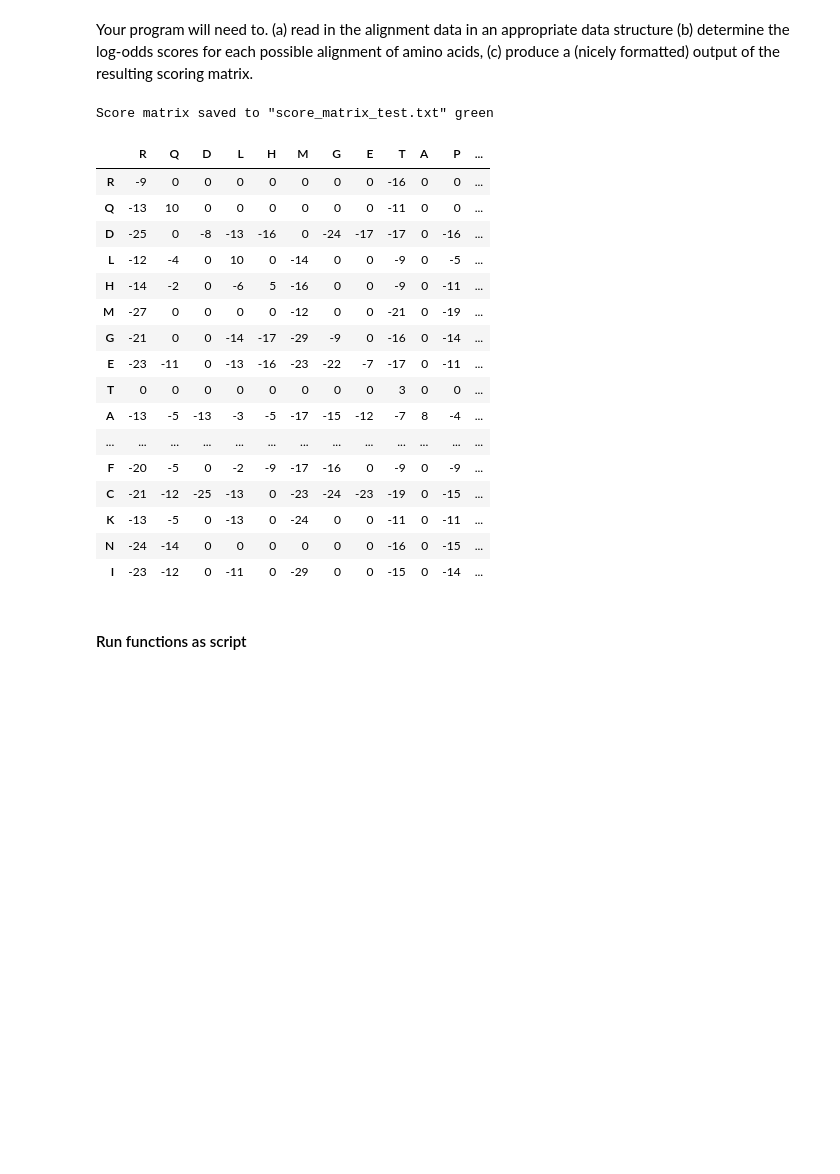
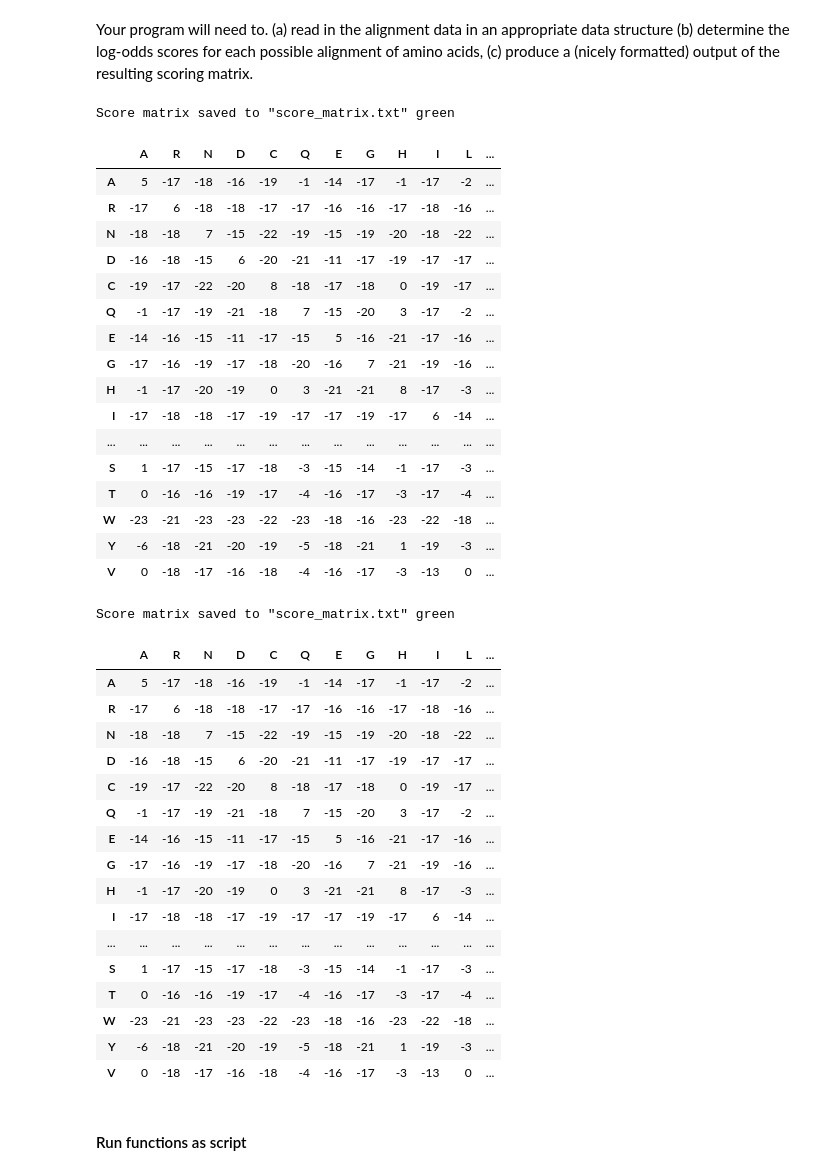
Before and after one commit to saradiazdelser/plab-assigments, a Jupyter notebook: diazdelser-plab-4/diazdelser-plab-4.ipynb, the cells around one changed output. Saved outputs shown, nothing was run; the diff lists cells and outputs as text; code cells hidden in the pictures; blank space fills up the shorter version.

```diff
--- a/diazdelser-plab-4/diazdelser-plab-4.ipynb
+++ b/diazdelser-plab-4/diazdelser-plab-4.ipynb
@@ -103,7 +110,7 @@ freq_rel = rel_freq(freq)
 # %%
 p_freq_rel = rel_freq(p_freq)
 # %%
-p_exp = expected_prob(freq)
+p_exp = expected_prob(freq_rel)
 # %%
 p_score = pair_score(p_freq_rel, p_exp)
 # %%
@@ -164,13 +179,14 @@ seqs = pre_processing(seqs)
 # (b) determine the log-odds scores for each possible alignment of amino acids
 def calc_score(seqs:list) -> dict:
 	"""Determine score from list of pre-processed aligned sequences"""
+
 	freq = fa("".join(seqs))
 	p_freq = all_pair_freq(seqs)
 
 	freq_rel = rel_freq(freq)
 	p_freq_rel = rel_freq(p_freq)
 
-	p_exp = expected_prob(freq)
+	p_exp = expected_prob(freq_rel)
 	p_score = pair_score(p_freq_rel, p_exp)
 
 	return p_score
@@ -187,53 +195,68 @@ def aminoacids(score:dict) -> dict:
 # %%
-def calc_score_matrix(score:dict) -> np.ndarray:
+# (c) produce a (nicely formatted) output of the resulting scoring matrix.
+def calc_score_matrix(score:dict,aa) -> np.ndarray:
 	"""Generate a score matrix from a score dictionary"""
 	# Create matrix of 0 of size (20,20)
 	matrix = np.zeros((20,20),dtype=int)
 
-	# Get index for each aa in matrix
-	aa_index = aminoacids(score)
-
+	# Assign index to each aa
+	aa_index = { key: i for i,key in enumerate(aa)}
 	# Iterate through score dictionary and input values into matrix
 	for key, val in score.items():
 		matrix[aa_index[key[0]],aa_index[key[1]]] = val
+		matrix[aa_index[key[1]],aa_index[key[0]]] = val
 
 	return matrix
 
-score_matrix = calc_score_matrix(score)
+score_matrix = calc_score_matrix(score,aa)
 # %%
-def score_table(score_matrix:np.ndarray,score, file) -> pd.DataFrame:
+def score_table(score_matrix:np.ndarray,aa, file,) -> pd.DataFrame:
 	"""Turn a numpy score matrix into a dataframe"""
-	aa_index = aminoacids(score)
-	columns = list(aa_index.keys())
-
-	df = pd.DataFrame(score_matrix, columns=columns)
-	df = df.rename(dict(enumerate(columns)))
+	df = pd.DataFrame(score_matrix, index=aa, columns=aa)
 
 	with open(file, 'w') as f:
 		print(df.to_string(), file=f)
 		print(colored(f'Score matrix saved to "{file}"'), 'green')
 	return df
 # %%
-score_table(score_matrix, score, 'score_matrix_test.txt')
+score_table(score_matrix, aa, 'score_matrix.txt')
 # %% [output]
-Score matrix saved to "score_matrix_test.txt" green
+Score matrix saved to "score_matrix.txt" green
-|  | R | Q | D | L | H | M | G | E | T | A | P | ... |
-| R | -9 | 0 | 0 | 0 | 0 | 0 | 0 | 0 | -16 | 0 | 0 | ... |
-| Q | -13 | 10 | 0 | 0 | 0 | 0 | 0 | 0 | -11 | 0 | 0 | ... |
-| D | -25 | 0 | -8 | -13 | -16 | 0 | -24 | -17 | -17 | 0 | -16 | ... |
-| L | -12 | -4 | 0 | 10 | 0 | -14 | 0 | 0 | -9 | 0 | -5 | ... |
-| H | -14 | -2 | 0 | -6 | 5 | -16 | 0 | 0 | -9 | 0 | -11 | ... |
-| M | -27 | 0 | 0 | 0 | 0 | -12 | 0 | 0 | -21 | 0 | -19 | ... |
-| G | -21 | 0 | 0 | -14 | -17 | -29 | -9 | 0 | -16 | 0 | -14 | ... |
-| E | -23 | -11 | 0 | -13 | -16 | -23 | -22 | -7 | -17 | 0 | -11 | ... |
-| T | 0 | 0 | 0 | 0 | 0 | 0 | 0 | 0 | 3 | 0 | 0 | ... |
-| A | -13 | -5 | -13 | -3 | -5 | -17 | -15 | -12 | -7 | 8 | -4 | ... |
+|  | A | R | N | D | C | Q | E | G | H | I | L | ... |
+| A | 5 | -17 | -18 | -16 | -19 | -1 | -14 | -17 | -1 | -17 | -2 | ... |
+| R | -17 | 6 | -18 | -18 | -17 | -17 | -16 | -16 | -17 | -18 | -16 | ... |
+| N | -18 | -18 | 7 | -15 | -22 | -19 | -15 | -19 | -20 | -18 | -22 | ... |
+| D | -16 | -18 | -15 | 6 | -20 | -21 | -11 | -17 | -19 | -17 | -17 | ... |
+| C | -19 | -17 | -22 | -20 | 8 | -18 | -17 | -18 | 0 | -19 | -17 | ... |
+| Q | -1 | -17 | -19 | -21 | -18 | 7 | -15 | -20 | 3 | -17 | -2 | ... |
+| E | -14 | -16 | -15 | -11 | -17 | -15 | 5 | -16 | -21 | -17 | -16 | ... |
+| G | -17 | -16 | -19 | -17 | -18 | -20 | -16 | 7 | -21 | -19 | -16 | ... |
+| H | -1 | -17 | -20 | -19 | 0 | 3 | -21 | -21 | 8 | -17 | -3 | ... |
+| I | -17 | -18 | -18 | -17 | -19 | -17 | -17 | -19 | -17 | 6 | -14 | ... |
 | ... | ... | ... | ... | ... | ... | ... | ... | ... | ... | ... | ... | ... |
-| F | -20 | -5 | 0 | -2 | -9 | -17 | -16 | 0 | -9 | 0 | -9 | ... |
-| C | -21 | -12 | -25 | -13 | 0 | -23 | -24 | -23 | -19 | 0 | -15 | ... |
-| K | -13 | -5 | 0 | -13 | 0 | -24 | 0 | 0 | -11 | 0 | -11 | ... |
-| N | -24 | -14 | 0 | 0 | 0 | 0 | 0 | 0 | -16 | 0 | -15 | ... |
-| I | -23 | -12 | 0 | -11 | 0 | -29 | 0 | 0 | -15 | 0 | -14 | ... |
+| S | 1 | -17 | -15 | -17 | -18 | -3 | -15 | -14 | -1 | -17 | -3 | ... |
+| T | 0 | -16 | -16 | -19 | -17 | -4 | -16 | -17 | -3 | -17 | -4 | ... |
+| W | -23 | -21 | -23 | -23 | -22 | -23 | -18 | -16 | -23 | -22 | -18 | ... |
+| Y | -6 | -18 | -21 | -20 | -19 | -5 | -18 | -21 | 1 | -19 | -3 | ... |
+| V | 0 | -18 | -17 | -16 | -18 | -4 | -16 | -17 | -3 | -13 | 0 | ... |
+Score matrix saved to "score_matrix.txt" green
+|  | A | R | N | D | C | Q | E | G | H | I | L | ... |
+| A | 5 | -17 | -18 | -16 | -19 | -1 | -14 | -17 | -1 | -17 | -2 | ... |
+| R | -17 | 6 | -18 | -18 | -17 | -17 | -16 | -16 | -17 | -18 | -16 | ... |
+| N | -18 | -18 | 7 | -15 | -22 | -19 | -15 | -19 | -20 | -18 | -22 | ... |
+| D | -16 | -18 | -15 | 6 | -20 | -21 | -11 | -17 | -19 | -17 | -17 | ... |
+| C | -19 | -17 | -22 | -20 | 8 | -18 | -17 | -18 | 0 | -19 | -17 | ... |
+| Q | -1 | -17 | -19 | -21 | -18 | 7 | -15 | -20 | 3 | -17 | -2 | ... |
+| E | -14 | -16 | -15 | -11 | -17 | -15 | 5 | -16 | -21 | -17 | -16 | ... |
+| G | -17 | -16 | -19 | -17 | -18 | -20 | -16 | 7 | -21 | -19 | -16 | ... |
+| H | -1 | -17 | -20 | -19 | 0 | 3 | -21 | -21 | 8 | -17 | -3 | ... |
+| I | -17 | -18 | -18 | -17 | -19 | -17 | -17 | -19 | -17 | 6 | -14 | ... |
+| ... | ... | ... | ... | ... | ... | ... | ... | ... | ... | ... | ... | ... |
+| S | 1 | -17 | -15 | -17 | -18 | -3 | -15 | -14 | -1 | -17 | -3 | ... |
+| T | 0 | -16 | -16 | -19 | -17 | -4 | -16 | -17 | -3 | -17 | -4 | ... |
+| W | -23 | -21 | -23 | -23 | -22 | -23 | -18 | -16 | -23 | -22 | -18 | ... |
+| Y | -6 | -18 | -21 | -20 | -19 | -5 | -18 | -21 | 1 | -19 | -3 | ... |
+| V | 0 | -18 | -17 | -16 | -18 | -4 | -16 | -17 | -3 | -13 | 0 | ... |
 # %% [markdown]
 #### Run functions as script
 # %%
```
Also changed, not shown: parts of 16 cells of this notebook, 4 other files.
